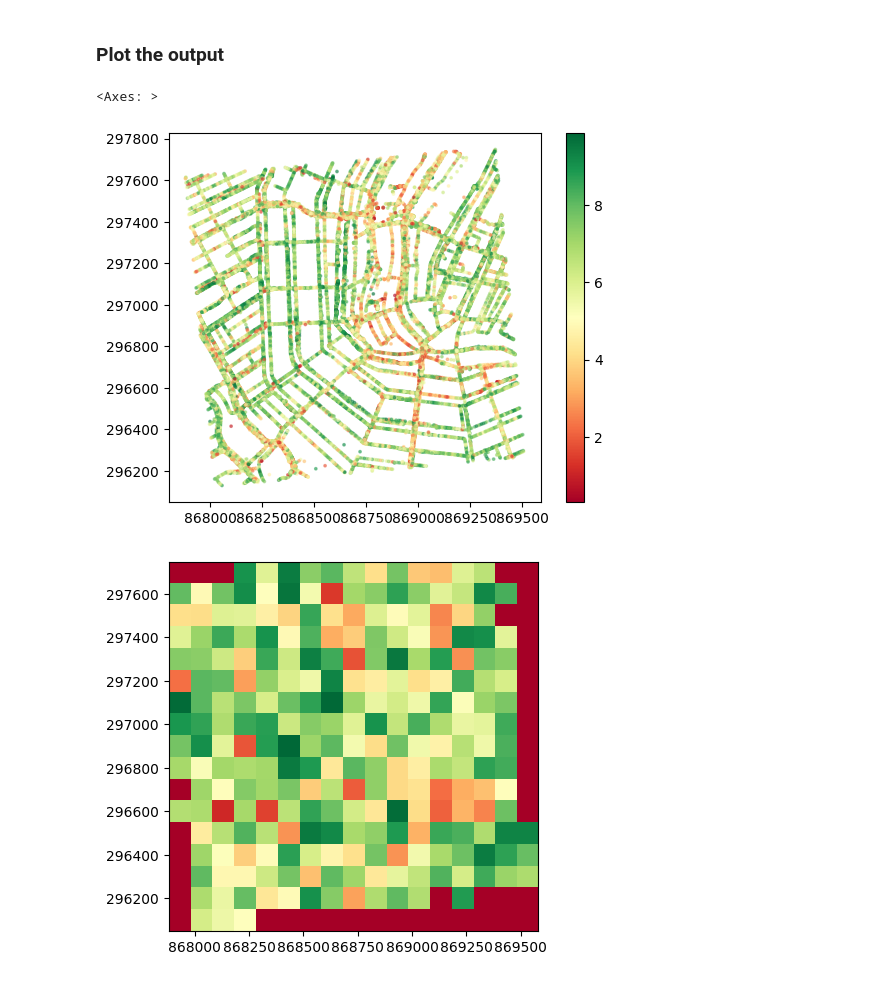
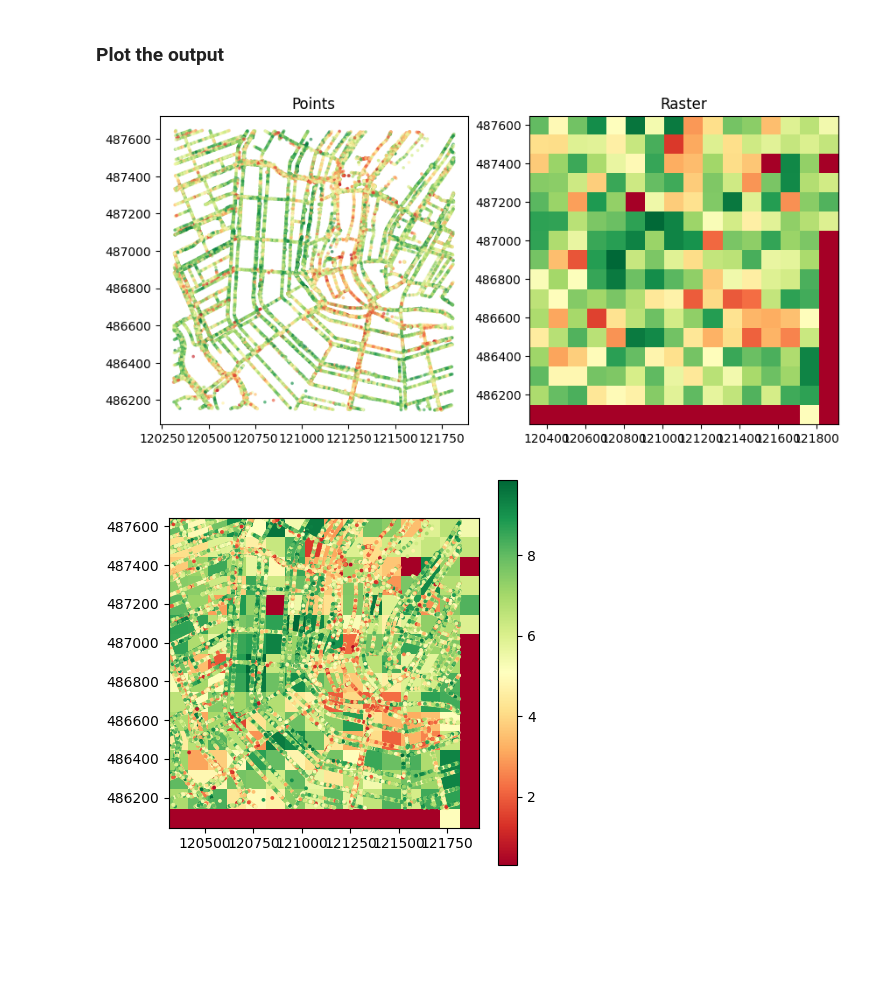
Before and after one commit to Urban-M4/streetscapes, a Jupyter notebook: docs/docs/examples/rasterise.ipynb, the cells around one changed output. Saved outputs shown, nothing was run; the diff lists cells and outputs as text; code cells hidden in the pictures; blank space fills up the shorter version.

Commit message:
Create better plots

```diff
--- a/docs/docs/examples/rasterise.ipynb
+++ b/docs/docs/examples/rasterise.ipynb
@@ -43,7 +43,7 @@ Streetscapes | 2025-02-21@00:34:01 | Loading 'Amsterdam.parquet'...
 Create geopandas dataframe and set projection
 # %%
 amsterdam_gdf = gpd.GeoDataFrame(amsterdam, geometry=gpd.points_from_xy(amsterdam.lon, amsterdam.lat), crs="EPSG:4326")
-amsterdam_projected = amsterdam_gdf.to_crs(27700)
+amsterdam_projected = amsterdam_gdf.to_crs(28992)
 # %% [markdown]
 ### Create template raster
 
@@ -114,13 +114,33 @@ array([[0.  , 0.  , 0.  , 8.73, 5.58, 9.18, 7.13, 7.85, 6.27, 3.86, 7.47,
 # %% [markdown]
 ### Plot the output
+# %%
+
+# Create a figure with two subplots
+fig, (ax1, ax2) = plt.subplots(1, 2, figsize=(10, 6))
+
+# Plot the GeoDataFrame on the first subplot
+amsterdam_projected.plot(column='Beautiful', ax=ax1, cmap='RdYlGn', markersize=3, alpha=0.5)
+ax1.set_title('Points')
+
+# Plot the raster on the second subplot
+rasterio.plot.show(raster, transform=transform, ax=ax2, cmap='RdYlGn')
+ax2.set_title('Raster')
+
+# Show the plot
+plt.show()
+# %% [output]
+[figure, added]
 # %%
-# Input points
-fig, ax = plt.subplots()
-amsterdam_projected.plot(column='Beautiful', ax=ax, cmap='RdYlGn', legend=True, markersize=3, figsize=(10, 10), alpha=0.5)
-# Summed attribute values
-fig, ax = plt.subplots()
+# Combined plot
+fig, ax = plt.subplots(figsize=(5, 5))
+
+# Plot points
+amsterdam_projected.plot(column='Beautiful', ax=ax, cmap='RdYlGn', legend=True, markersize=3)
+
+# Plot raster
 rasterio.plot.show(raster, transform=transform, ax=ax, cmap='RdYlGn')
+
+# Show the plot
+plt.show()
 # %% [output]
-<Axes: >
-[figure, old version]
+[figure, new version]
-[figure, removed]
```
Also changed, not shown: parts of 4 cells of this notebook.
